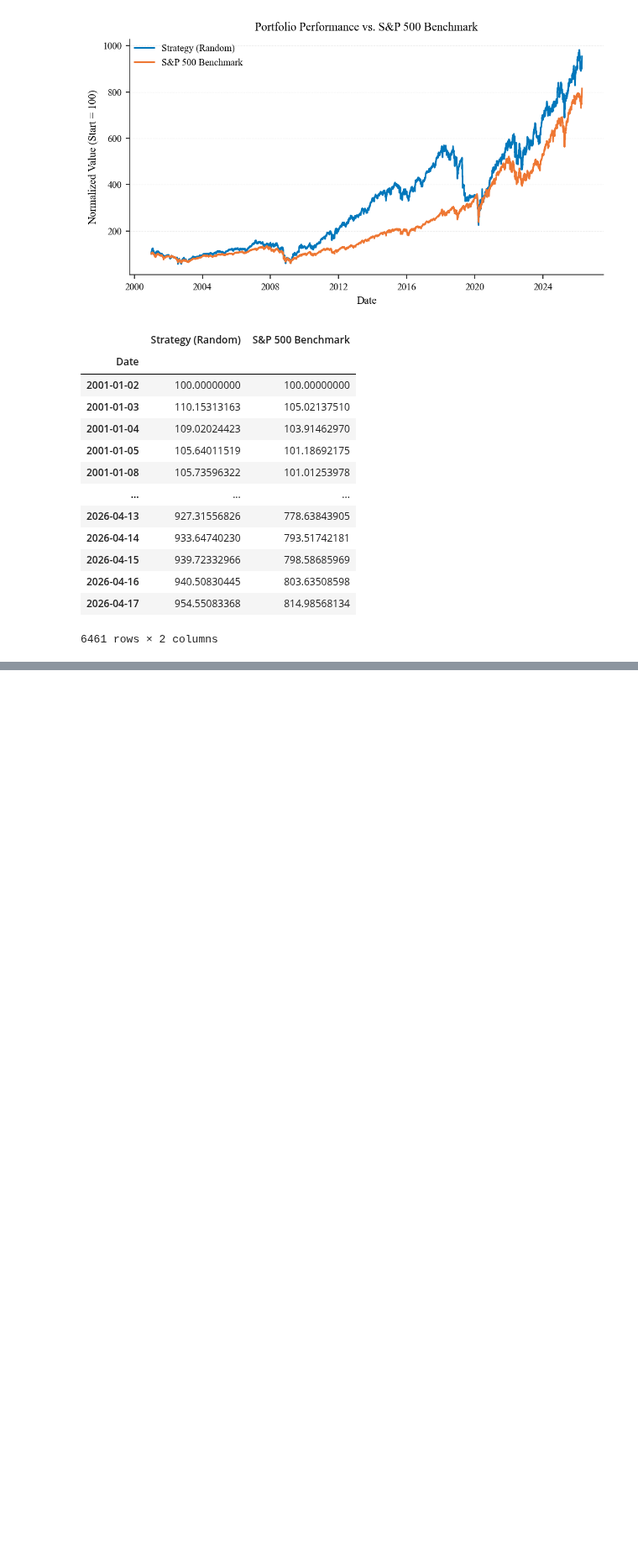
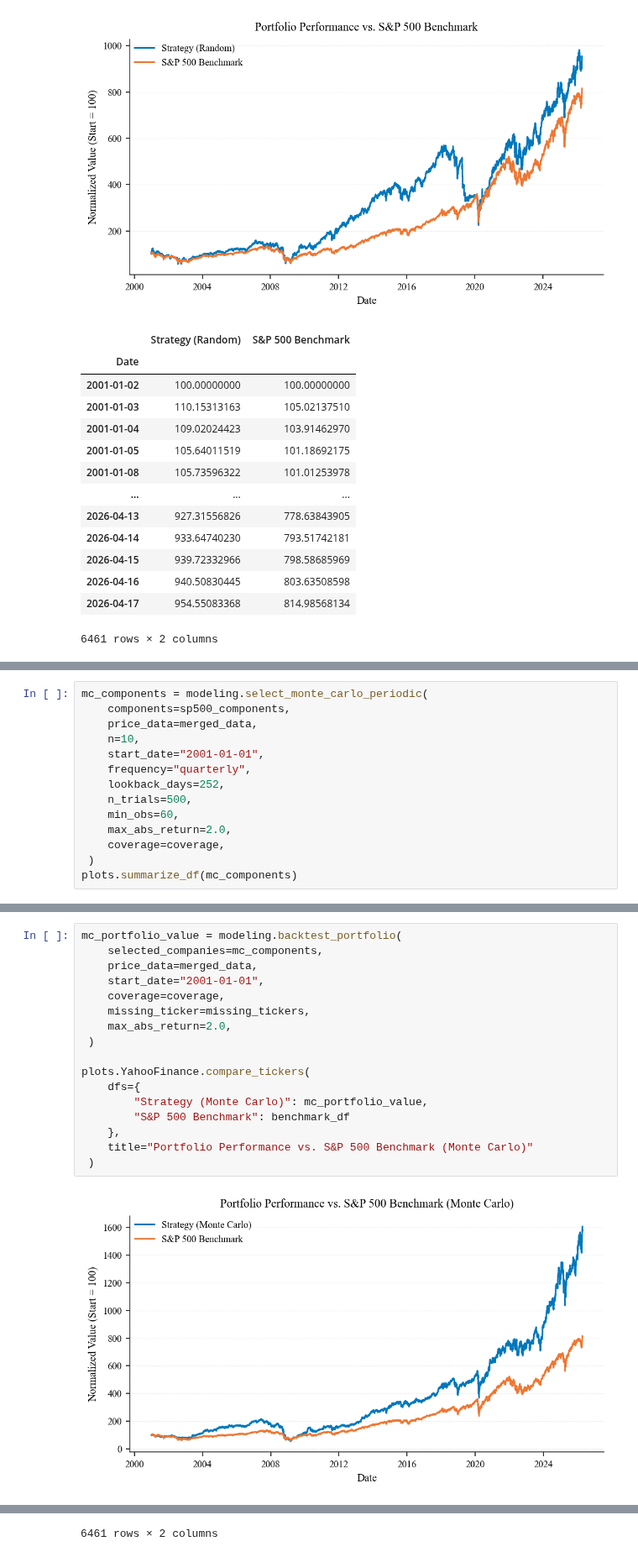
Before and after one commit to MichaelL200/data-driven-stock-portfolio-selection, a Jupyter notebook: notebooks/4_modeling.ipynb, the cells around one changed output, grey strips where cells are left out. Shown at 84% size. Cells and saved outputs as stored; diff of their text form; blank space fills up the shorter version.

Commit message:
feat(modeling): add Monte Carlo strategy. Closes #24

```diff
--- a/notebooks/4_modeling.ipynb
+++ b/notebooks/4_modeling.ipynb
@@ -125,0 +130,14 @@ plots.YahooFinance.compare_tickers(
+# %%
+mc_components = modeling.select_monte_carlo_periodic(
+    components=sp500_components,
+    price_data=merged_data,
+    n=10,
+    start_date="2001-01-01",
+    frequency="quarterly",
+    lookback_days=252,
+    n_trials=500,
+    min_obs=60,
+    max_abs_return=2.0,
+    coverage=coverage,
+ )
+plots.summarize_df(mc_components)
@@ -125,0 +172,19 @@ plots.YahooFinance.compare_tickers(
+# %%
+mc_portfolio_value = modeling.backtest_portfolio(
+    selected_companies=mc_components,
+    price_data=merged_data,
+    start_date="2001-01-01",
+    coverage=coverage,
+    missing_ticker=missing_tickers,
+    max_abs_return=2.0,
+ )
+
+plots.YahooFinance.compare_tickers(
+    dfs={
+        "Strategy (Monte Carlo)": mc_portfolio_value,
+        "S&P 500 Benchmark": benchmark_df
+    },
+    title="Portfolio Performance vs. S&P 500 Benchmark (Monte Carlo)"
+ )
+# %% [output]
+[figure, added]
@@ -125,0 +204 @@ plots.YahooFinance.compare_tickers(
+6461 rows × 2 columns
```
Also changed, not shown: parts of 3 cells of this notebook, 2 other files.
